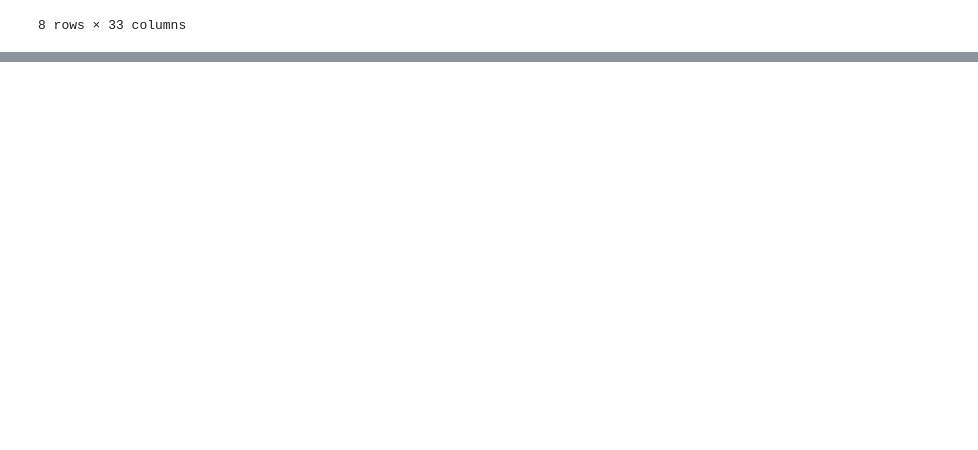
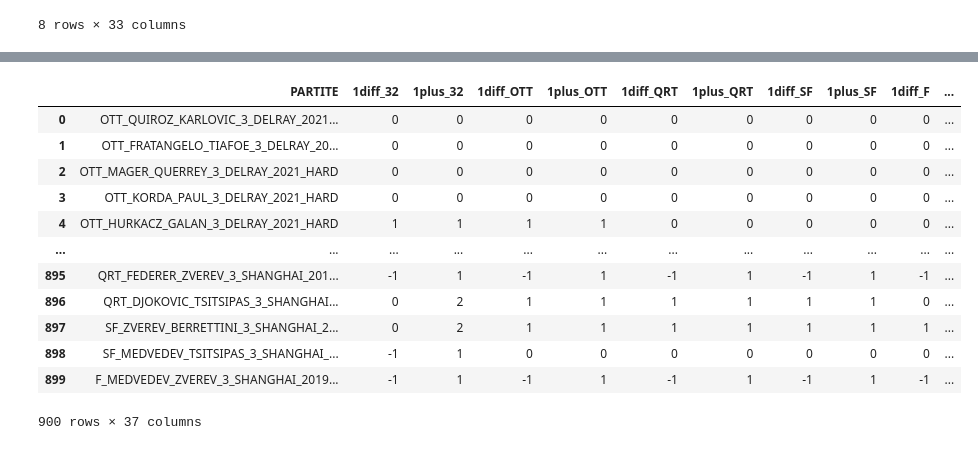
Before and after one commit to B1lly96/feature_engineering_Axel, a Jupyter notebook: Building_Rome_descriptor.ipynb, the cells around one changed output, grey strips where cells are left out. Cells and saved outputs as stored; diff of their text form; code cells hidden in the pictures; blank space fills up the shorter version.

```diff
--- a/Building_Rome_descriptor.ipynb
+++ b/Building_Rome_descriptor.ipynb
@@ -135,0 +383,18 @@ print( n1_plus_n2_Rome_atleast32_last_year )
+# %%
+master_data = desc_last_year.merge( desc_2_year_ago, on='PARTITE' )
+master_data = master_data.merge( desc_3_year_ago, on='PARTITE' )
+master_data
+# %% [output]
+|  | PARTITE | 1diff_32 | 1plus_32 | 1diff_OTT | 1plus_OTT | 1diff_QRT | 1plus_QRT | 1diff_SF | 1plus_SF | 1diff_F | ... |
+| 0 | OTT_QUIROZ_KARLOVIC_3_DELRAY_2021... | 0 | 0 | 0 | 0 | 0 | 0 | 0 | 0 | 0 | ... |
+| 1 | OTT_FRATANGELO_TIAFOE_3_DELRAY_20... | 0 | 0 | 0 | 0 | 0 | 0 | 0 | 0 | 0 | ... |
+| 2 | OTT_MAGER_QUERREY_3_DELRAY_2021_HARD | 0 | 0 | 0 | 0 | 0 | 0 | 0 | 0 | 0 | ... |
+| 3 | OTT_KORDA_PAUL_3_DELRAY_2021_HARD | 0 | 0 | 0 | 0 | 0 | 0 | 0 | 0 | 0 | ... |
+| 4 | OTT_HURKACZ_GALAN_3_DELRAY_2021_HARD | 1 | 1 | 1 | 1 | 0 | 0 | 0 | 0 | 0 | ... |
+| ... | ... | ... | ... | ... | ... | ... | ... | ... | ... | ... | ... |
+| 895 | QRT_FEDERER_ZVEREV_3_SHANGHAI_201... | -1 | 1 | -1 | 1 | -1 | 1 | -1 | 1 | -1 | ... |
+| 896 | QRT_DJOKOVIC_TSITSIPAS_3_SHANGHAI... | 0 | 2 | 1 | 1 | 1 | 1 | 1 | 1 | 0 | ... |
+| 897 | SF_ZVEREV_BERRETTINI_3_SHANGHAI_2... | 0 | 2 | 1 | 1 | 1 | 1 | 1 | 1 | 1 | ... |
+| 898 | SF_MEDVEDEV_TSITSIPAS_3_SHANGHAI_... | -1 | 1 | 0 | 0 | 0 | 0 | 0 | 0 | 0 | ... |
+| 899 | F_MEDVEDEV_ZVEREV_3_SHANGHAI_2019... | -1 | 1 | -1 | 1 | -1 | 1 | -1 | 1 | -1 | ... |
+900 rows × 37 columns
```
Also changed, not shown: parts of 14 cells of this notebook, 3 other files.
